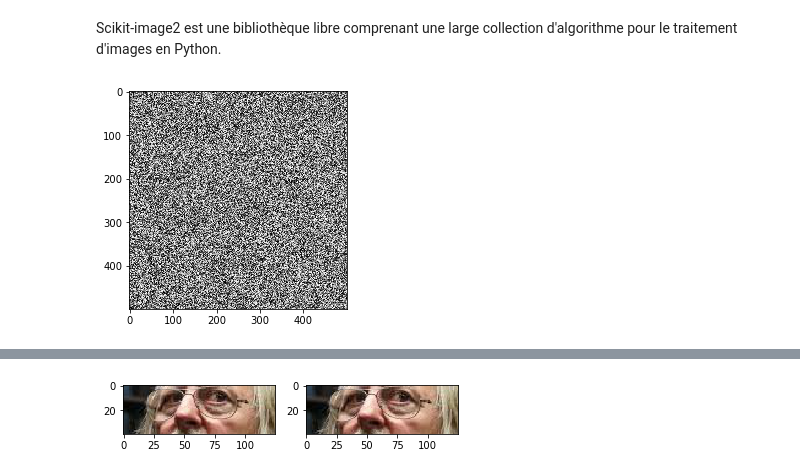
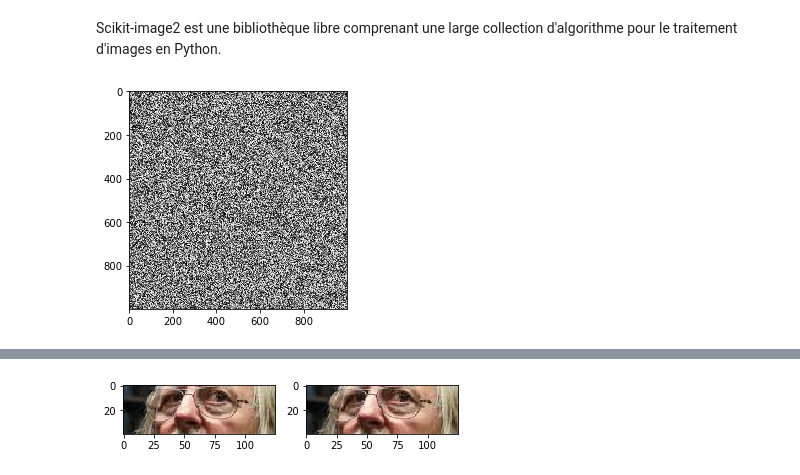
Before and after one commit to ragouradja/Projet_Python, a Jupyter notebook: Hippo.ipynb, the cells around one changed output, grey strips where cells are left out. Drawn from its saved outputs; the diff is of its cells as text; code cells hidden in the pictures.

```diff
--- a/Hippo.ipynb
+++ b/Hippo.ipynb
@@ -1,12 +1,12 @@
 # %% [markdown]
 Scikit-image2 est une bibliothèque libre comprenant une large collection d'algorithme pour le traitement d'images en Python.
 # %%
-#Image aléatoire avec Niveau de gris et ajout d'un repère automatique avec Skimage je crois
+#Image aléatoire avec Niveau de gris
 
 %matplotlib inline
 import numpy as np
 from matplotlib import pyplot as plt
-random_image = np.random.random([500, 500])
+random_image = np.random.random([999, 999])
 plt.imshow(random_image, cmap='gray', interpolation='nearest');
 # %% [output]
-[figure, old version]
+[figure, new version]
```
Also changed, not shown: parts of 19 cells of this notebook.
